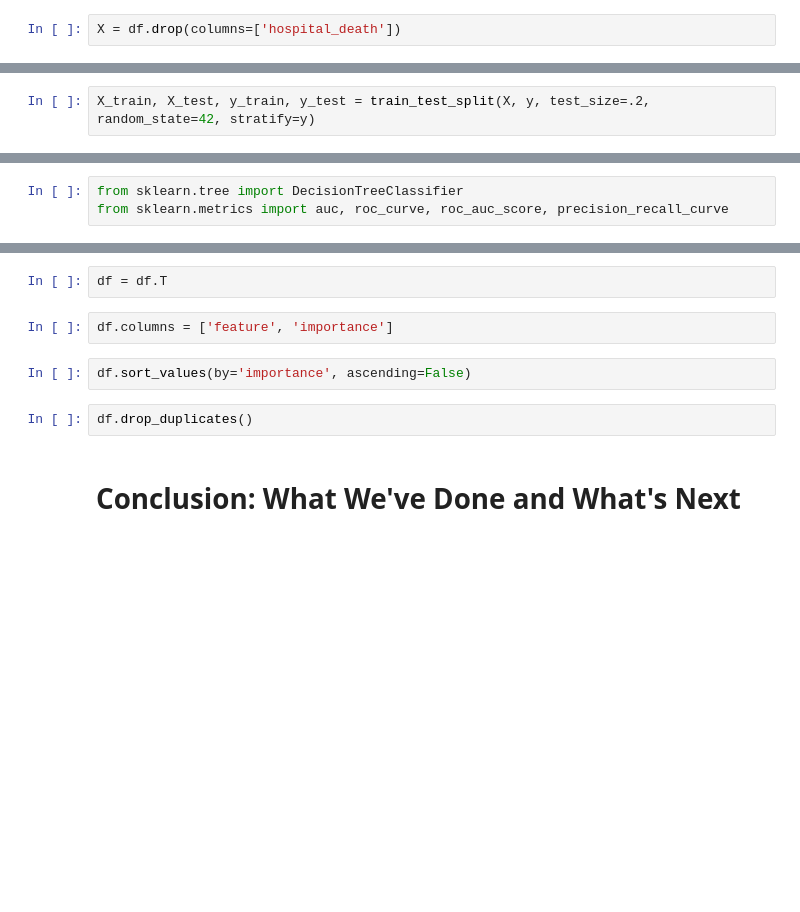
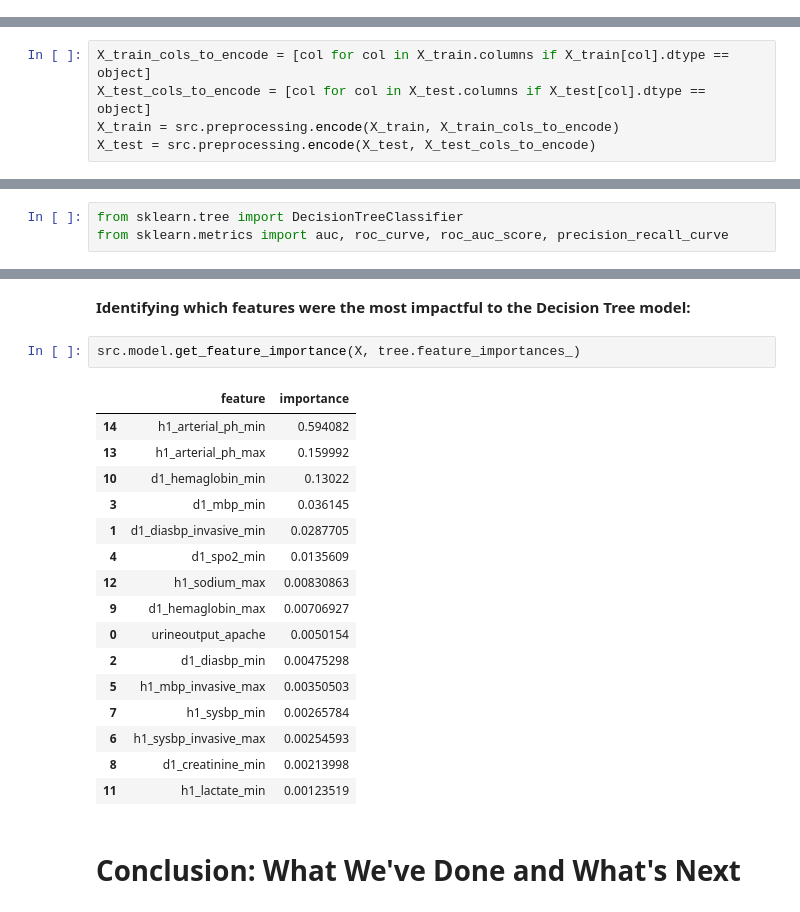
Before and after one commit to curie-capstone/predicting-patient-outcomes, a Jupyter notebook: Predicting Patient Outcome.ipynb, the cells around one changed output, grey strips where cells are left out. Saved outputs shown, nothing was run; the diff lists cells and outputs as text; blank space fills up the shorter version.

```diff
--- a/Predicting Patient Outcome.ipynb
+++ b/Predicting Patient Outcome.ipynb
@@ -182,2 +185,0 @@ from sklearn.model_selection import train_test_split
-# %%
-X = df.drop(columns=['hospital_death'])
@@ -186,2 +185,0 @@ y = df.hospital_death
-# %%
-X_train, X_test, y_train, y_test = train_test_split(X, y, test_size=.2, random_state=42, stratify=y)
@@ -189,0 +186,5 @@ X_train, X_test, y_train, y_test = train_test_split(X, y, test_size=.2, random_s
+# %%
+X_train_cols_to_encode = [col for col in X_train.columns if X_train[col].dtype == object]
+X_test_cols_to_encode = [col for col in X_test.columns if X_test[col].dtype == object]
+X_train = src.preprocessing.encode(X_train, X_train_cols_to_encode)
+X_test = src.preprocessing.encode(X_test, X_test_cols_to_encode)
@@ -254,10 +244,23 @@ df = pd.DataFrame(data=[features_series, importance_series])
-# %%
-df = df.T
-# %%
-df.columns = ['feature', 'importance']
-# %%
-df.sort_values(by='importance', ascending=False)
-# %%
-df.drop_duplicates()
+# %% [markdown]
+**Identifying which features were the most impactful to the Decision Tree model:**
+# %%
+src.model.get_feature_importance(X, tree.feature_importances_)
+# %% [output]
+|  | feature | importance |
+| 14 | h1_arterial_ph_min | 0.594082 |
+| 13 | h1_arterial_ph_max | 0.159992 |
+| 10 | d1_hemaglobin_min | 0.13022 |
+| 3 | d1_mbp_min | 0.036145 |
+| 1 | d1_diasbp_invasive_min | 0.0287705 |
+| 4 | d1_spo2_min | 0.0135609 |
+| 12 | h1_sodium_max | 0.00830863 |
+| 9 | d1_hemaglobin_max | 0.00706927 |
+| 0 | urineoutput_apache | 0.0050154 |
+| 2 | d1_diasbp_min | 0.00475298 |
+| 5 | h1_mbp_invasive_max | 0.00350503 |
+| 7 | h1_sysbp_min | 0.00265784 |
+| 6 | h1_sysbp_invasive_max | 0.00254593 |
+| 8 | d1_creatinine_min | 0.00213998 |
+| 11 | h1_lactate_min | 0.00123519 |
 # %% [markdown]
 # Conclusion: What We've Done and What's Next
```
Also changed, not shown: parts of 19 cells of this notebook.
